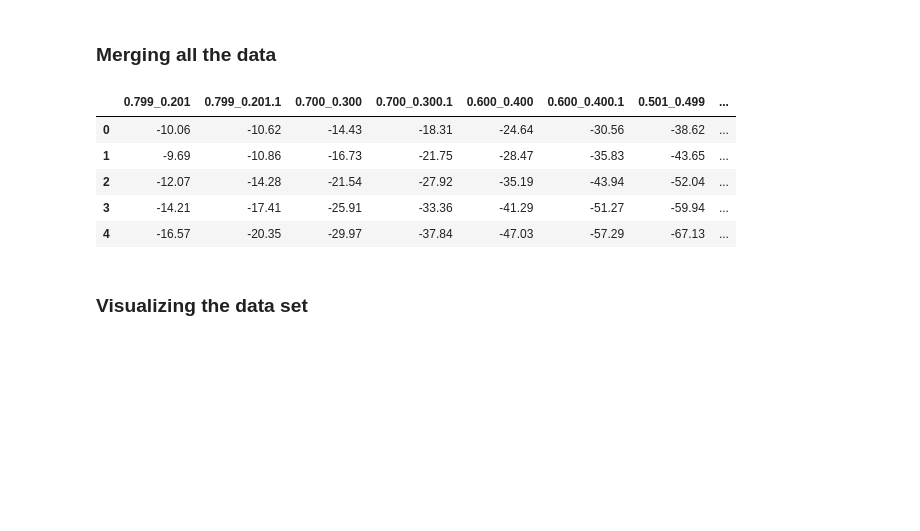
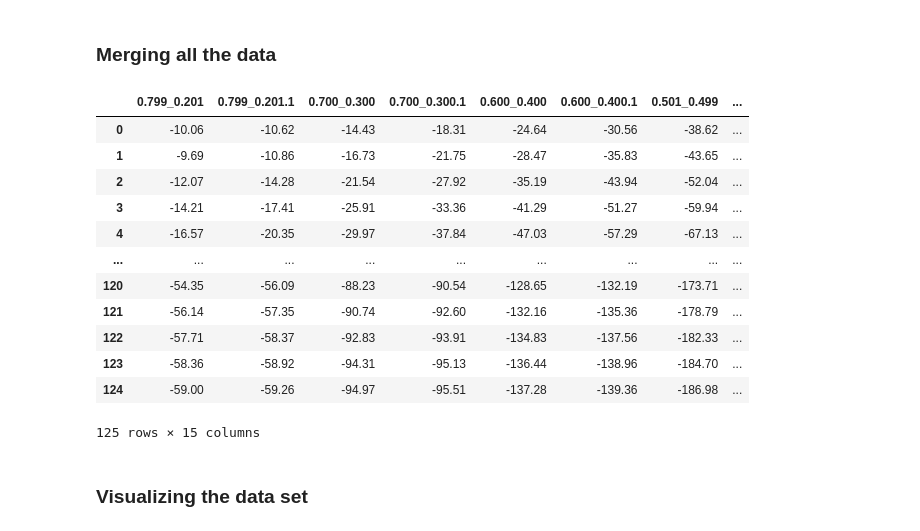
Before and after one commit to arijitparia2002/Alcohol-Classification, a Jupyter notebook: main.ipynb, the cells around one changed output. Drawn from its saved outputs; the diff is of its cells as text; code cells hidden in the pictures; blank space fills up the shorter version.

```diff
--- a/main.ipynb
+++ b/main.ipynb
@@ -37,15 +37,23 @@ Shape of qcm12:  (25, 15)
 ### Merging all the data
 # %%
 QCM_Dataset = pd.concat([QCM3, QCM6, QCM7, QCM10, QCM12])
-# %%
-QCM_Dataset.head()
-# %% [output]
-|  | 0.799_0.201 | 0.799_0.201.1 | 0.700_0.300 | 0.700_0.300.1 | 0.600_0.400 | 0.600_0.400.1 | 0.501_0.499 | ... |
-| 0 | -10.06 | -10.62 | -14.43 | -18.31 | -24.64 | -30.56 | -38.62 | ... |
-| 1 | -9.69 | -10.86 | -16.73 | -21.75 | -28.47 | -35.83 | -43.65 | ... |
-| 2 | -12.07 | -14.28 | -21.54 | -27.92 | -35.19 | -43.94 | -52.04 | ... |
-| 3 | -14.21 | -17.41 | -25.91 | -33.36 | -41.29 | -51.27 | -59.94 | ... |
-| 4 | -16.57 | -20.35 | -29.97 | -37.84 | -47.03 | -57.29 | -67.13 | ... |
+# %%
+QCM_Dataset = QCM_Dataset.reset_index(drop=True)
+QCM_Dataset
+# %% [output]
+|  | 0.799_0.201 | 0.799_0.201.1 | 0.700_0.300 | 0.700_0.300.1 | 0.600_0.400 | 0.600_0.400.1 | 0.501_0.499 | ... |
+| 0 | -10.06 | -10.62 | -14.43 | -18.31 | -24.64 | -30.56 | -38.62 | ... |
+| 1 | -9.69 | -10.86 | -16.73 | -21.75 | -28.47 | -35.83 | -43.65 | ... |
+| 2 | -12.07 | -14.28 | -21.54 | -27.92 | -35.19 | -43.94 | -52.04 | ... |
+| 3 | -14.21 | -17.41 | -25.91 | -33.36 | -41.29 | -51.27 | -59.94 | ... |
+| 4 | -16.57 | -20.35 | -29.97 | -37.84 | -47.03 | -57.29 | -67.13 | ... |
+| ... | ... | ... | ... | ... | ... | ... | ... | ... |
+| 120 | -54.35 | -56.09 | -88.23 | -90.54 | -128.65 | -132.19 | -173.71 | ... |
+| 121 | -56.14 | -57.35 | -90.74 | -92.60 | -132.16 | -135.36 | -178.79 | ... |
+| 122 | -57.71 | -58.37 | -92.83 | -93.91 | -134.83 | -137.56 | -182.33 | ... |
+| 123 | -58.36 | -58.92 | -94.31 | -95.13 | -136.44 | -138.96 | -184.70 | ... |
+| 124 | -59.00 | -59.26 | -94.97 | -95.51 | -137.28 | -139.36 | -186.98 | ... |
+125 rows × 15 columns
 # %% [markdown]
 ### Visualizing the data set
 # %%
```
Also changed, not shown: parts of 23 cells of this notebook, 7 other files.
